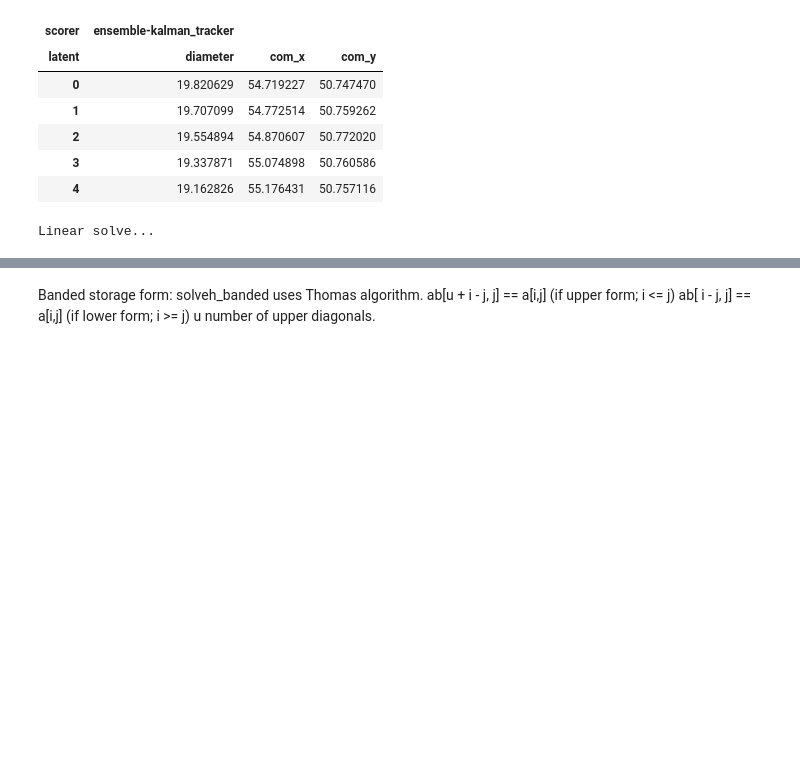
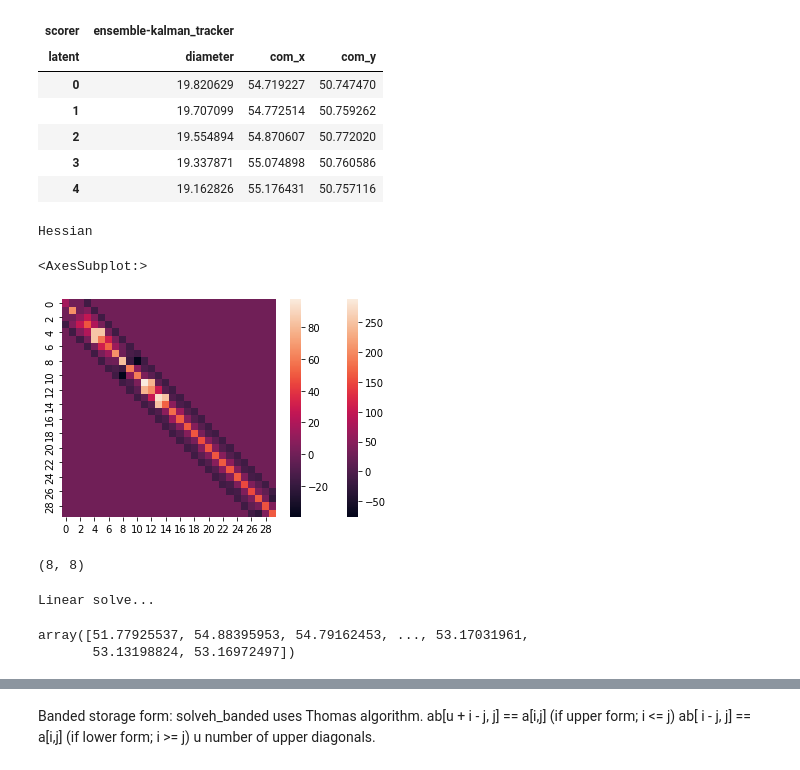
Before and after one commit to erialc-cal/eks, a Jupyter notebook: Kalman via optimisation.ipynb, the cells around one changed output, grey strips where cells are left out. Cells and saved outputs as stored; diff of their text form; code cells hidden in the pictures; blank space fills up the shorter version.

```diff
--- a/Kalman via optimisation.ipynb
+++ b/Kalman via optimisation.ipynb
@@ -185,4 +179,14 @@ def hessian(y, mu0, S0, A, B, invD, invE, f = None, df = None, df2 = None, compr
+# %%
+H =hessian(y, mu0, S0, A, B, ensemble_vars, E,plot = True)
+sns.heatmap(H[:30,:30])
+# %% [output]
+Hessian
+<AxesSubplot:>
+[figure, added]
 # %%
 q = pupil_latent.to_numpy()
+D.shape
+# %% [output]
+(8, 8)
 # %%
 
@@ -229,0 +237,5 @@ Linear solve...
+# %%
+q_test[:,1]+mean_array[1]
+# %% [output]
+array([51.77925537, 54.88395953, 54.79162453, ..., 53.17031961,
+       53.13198824, 53.16972497])
```
Also changed, not shown: parts of 57 cells of this notebook.
